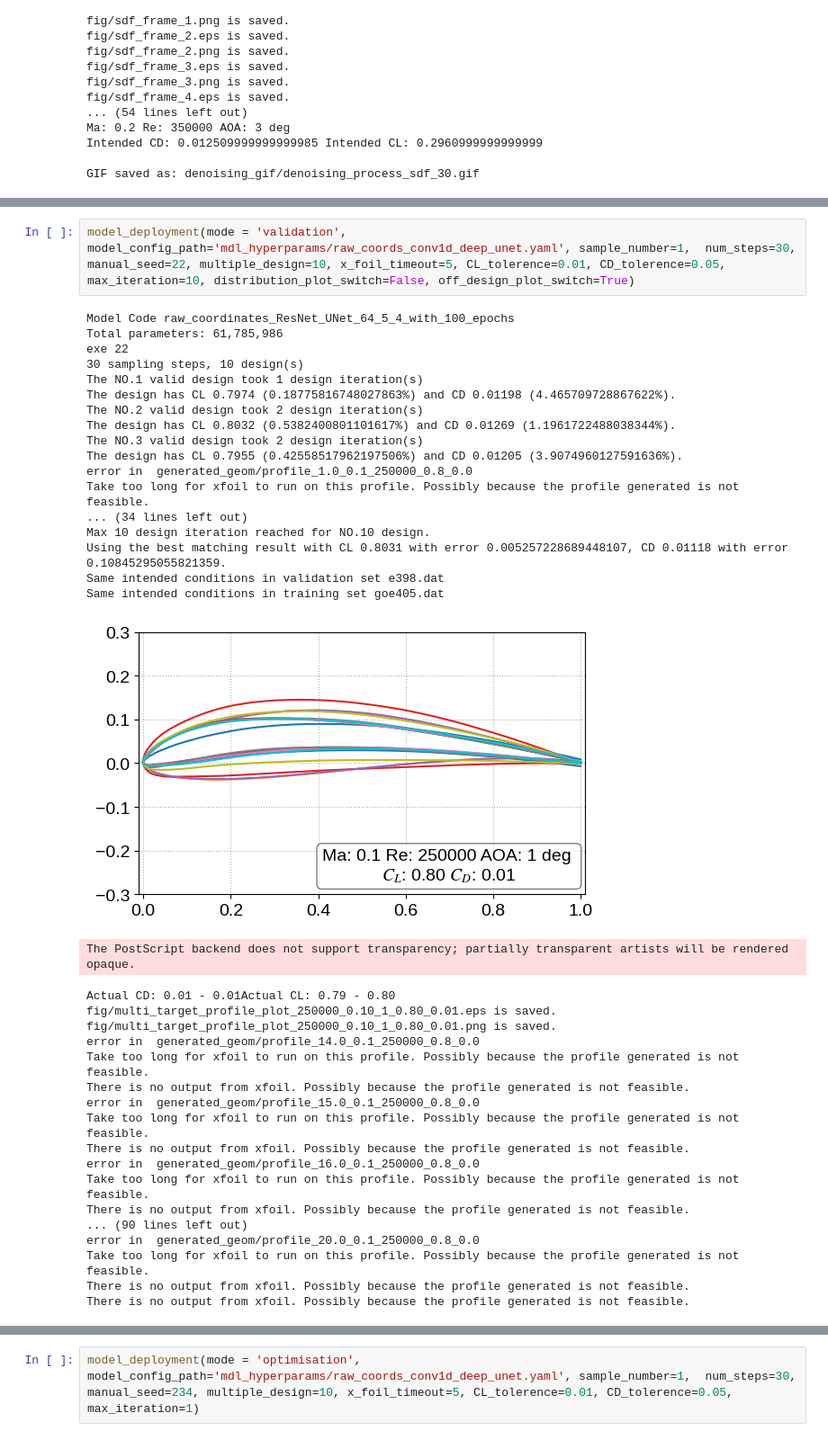
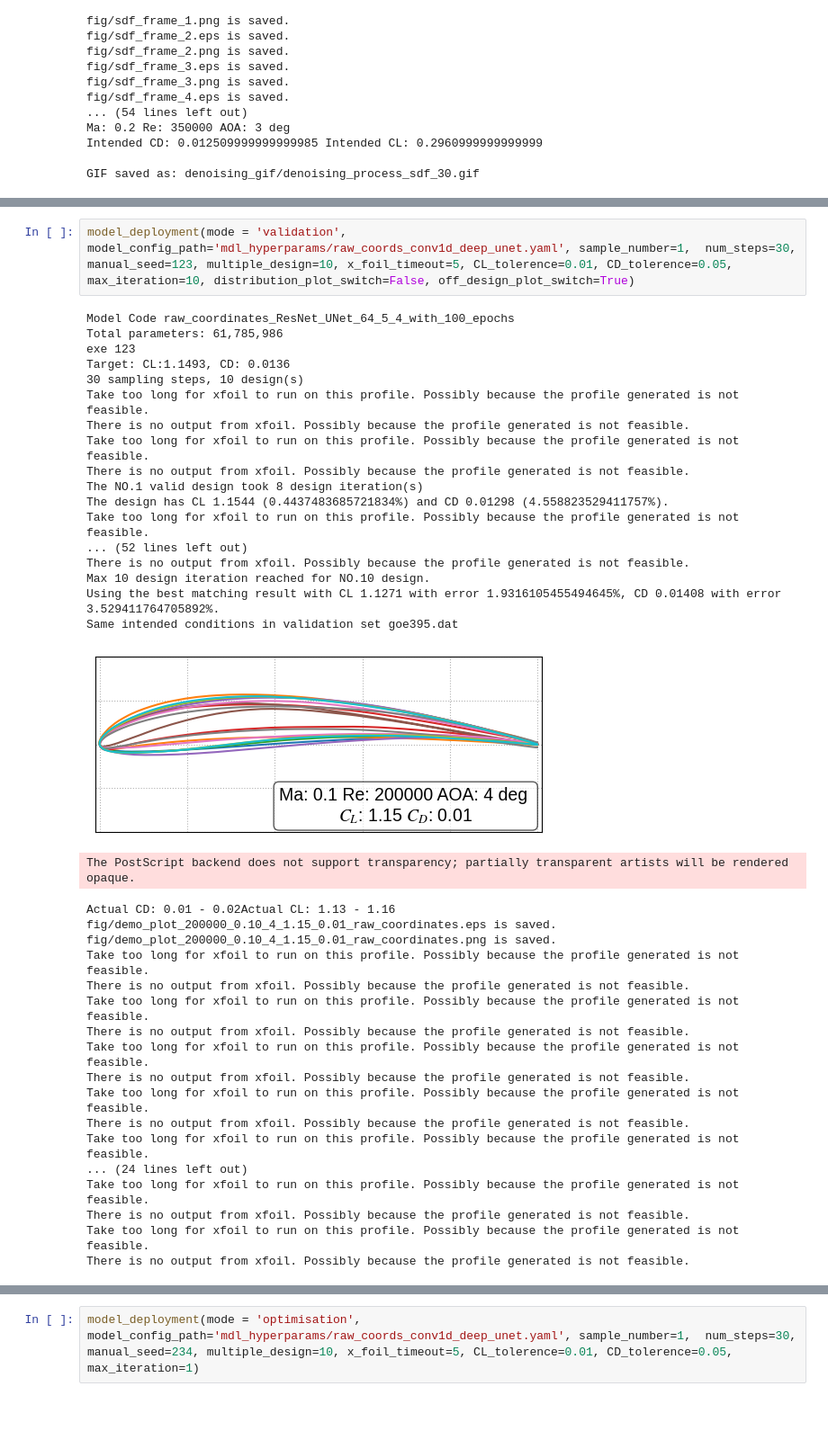
Before and after one commit to Yingfangeng/Diffusion_based_2DAirfoil_Generation, a Jupyter notebook: model_deployment.ipynb, the cells around one changed output, grey strips where cells are left out. Shown at 90% size. Saved outputs shown, nothing was run; the diff lists cells and outputs as text; blank space fills up the shorter version.

```diff
--- a/model_deployment.ipynb
+++ b/model_deployment.ipynb
@@ -273,42 +335,42 @@ The PostScript backend does not support transparency; partially transparent arti
 # %%
-model_deployment(mode = 'validation', model_config_path='mdl_hyperparams/raw_coords_conv1d_deep_unet.yaml', sample_number=1,  num_steps=30, manual_seed=22, multiple_design=10, x_foil_timeout=5, CL_tolerence=0.01, CD_tolerence=0.05, max_iteration=10, distribution_plot_switch=False, off_design_plot_switch=True)
+model_deployment(mode = 'validation', model_config_path='mdl_hyperparams/raw_coords_conv1d_deep_unet.yaml', sample_number=1,  num_steps=30, manual_seed=123, multiple_design=10, x_foil_timeout=5, CL_tolerence=0.01, CD_tolerence=0.05, max_iteration=10, distribution_plot_switch=False, off_design_plot_switch=True)
 # %% [output]
 Model Code raw_coordinates_ResNet_UNet_64_5_4_with_100_epochs
 Total parameters: 61,785,986
-exe 22
+exe 123
+Target: CL:1.1493, CD: 0.0136
 30 sampling steps, 10 design(s)
-The NO.1 valid design took 1 design iteration(s)
-The design has CL 0.7974 (0.18775816748027863%) and CD 0.01198 (4.465709728867622%).
-The NO.2 valid design took 2 design iteration(s)
-The design has CL 0.8032 (0.5382400801101617%) and CD 0.01269 (1.1961722488038344%).
-The NO.3 valid design took 2 design iteration(s)
-The design has CL 0.7955 (0.42558517962197506%) and CD 0.01205 (3.9074960127591636%).
-error in  generated_geom/profile_1.0_0.1_250000_0.8_0.0
 Take too long for xfoil to run on this profile. Possibly because the profile generated is not feasible.
-... (34 lines left out)
+There is no output from xfoil. Possibly because the profile generated is not feasible.
+Take too long for xfoil to run on this profile. Possibly because the profile generated is not feasible.
+There is no output from xfoil. Possibly because the profile generated is not feasible.
+The NO.1 valid design took 8 design iteration(s)
+The design has CL 1.1544 (0.4437483685721834%) and CD 0.01298 (4.558823529411757%).
+Take too long for xfoil to run on this profile. Possibly because the profile generated is not feasible.
+... (52 lines left out)
+There is no output from xfoil. Possibly because the profile generated is not feasible.
 Max 10 design iteration reached for NO.10 design.
-Using the best matching result with CL 0.8031 with error 0.005257228689448107, CD 0.01118 with error 0.10845295055821359.
-Same intended conditions in validation set e398.dat
-Same intended conditions in training set goe405.dat
+Using the best matching result with CL 1.1271 with error 1.9316105455494645%, CD 0.01408 with error 3.529411764705892%.
+Same intended conditions in validation set goe395.dat
-[figure, old version]
+[figure, new version]
 The PostScript backend does not support transparency; partially transparent artists will be rendered opaque.
-Actual CD: 0.01 - 0.01Actual CL: 0.79 - 0.80
-fig/multi_target_profile_plot_250000_0.10_1_0.80_0.01.eps is saved.
-fig/multi_target_profile_plot_250000_0.10_1_0.80_0.01.png is saved.
-error in  generated_geom/profile_14.0_0.1_250000_0.8_0.0
+Actual CD: 0.01 - 0.02Actual CL: 1.13 - 1.16
+fig/demo_plot_200000_0.10_4_1.15_0.01_raw_coordinates.eps is saved.
+fig/demo_plot_200000_0.10_4_1.15_0.01_raw_coordinates.png is saved.
 Take too long for xfoil to run on this profile. Possibly because the profile generated is not feasible.
 There is no output from xfoil. Possibly because the profile generated is not feasible.
-error in  generated_geom/profile_15.0_0.1_250000_0.8_0.0
 Take too long for xfoil to run on this profile. Possibly because the profile generated is not feasible.
 There is no output from xfoil. Possibly because the profile generated is not feasible.
-error in  generated_geom/profile_16.0_0.1_250000_0.8_0.0
 Take too long for xfoil to run on this profile. Possibly because the profile generated is not feasible.
 There is no output from xfoil. Possibly because the profile generated is not feasible.
-... (90 lines left out)
-error in  generated_geom/profile_20.0_0.1_250000_0.8_0.0
 Take too long for xfoil to run on this profile. Possibly because the profile generated is not feasible.
 There is no output from xfoil. Possibly because the profile generated is not feasible.
+Take too long for xfoil to run on this profile. Possibly because the profile generated is not feasible.
+... (24 lines left out)
+Take too long for xfoil to run on this profile. Possibly because the profile generated is not feasible.
 There is no output from xfoil. Possibly because the profile generated is not feasible.
+Take too long for xfoil to run on this profile. Possibly because the profile generated is not feasible.
+There is no output from xfoil. Possibly because the profile generated is not feasible.
 The PostScript backend does not support transparency; partially transparent artists will be rendered opaque.
 The PostScript backend does not support transparency; partially transparent artists will be rendered opaque.
 fig/multi_target_CL_off_design.eps is saved.
```
Also changed, not shown: parts of 11 cells of this notebook, 12 other files.
